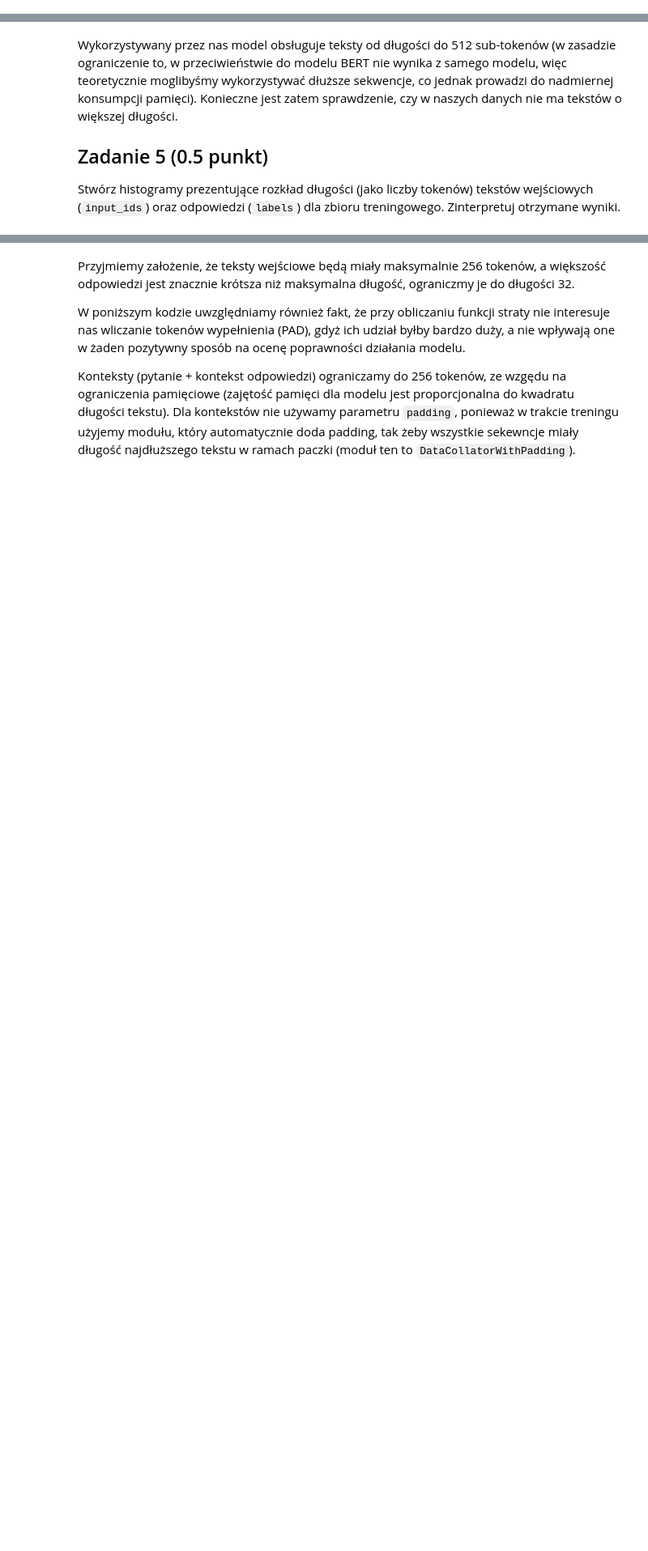
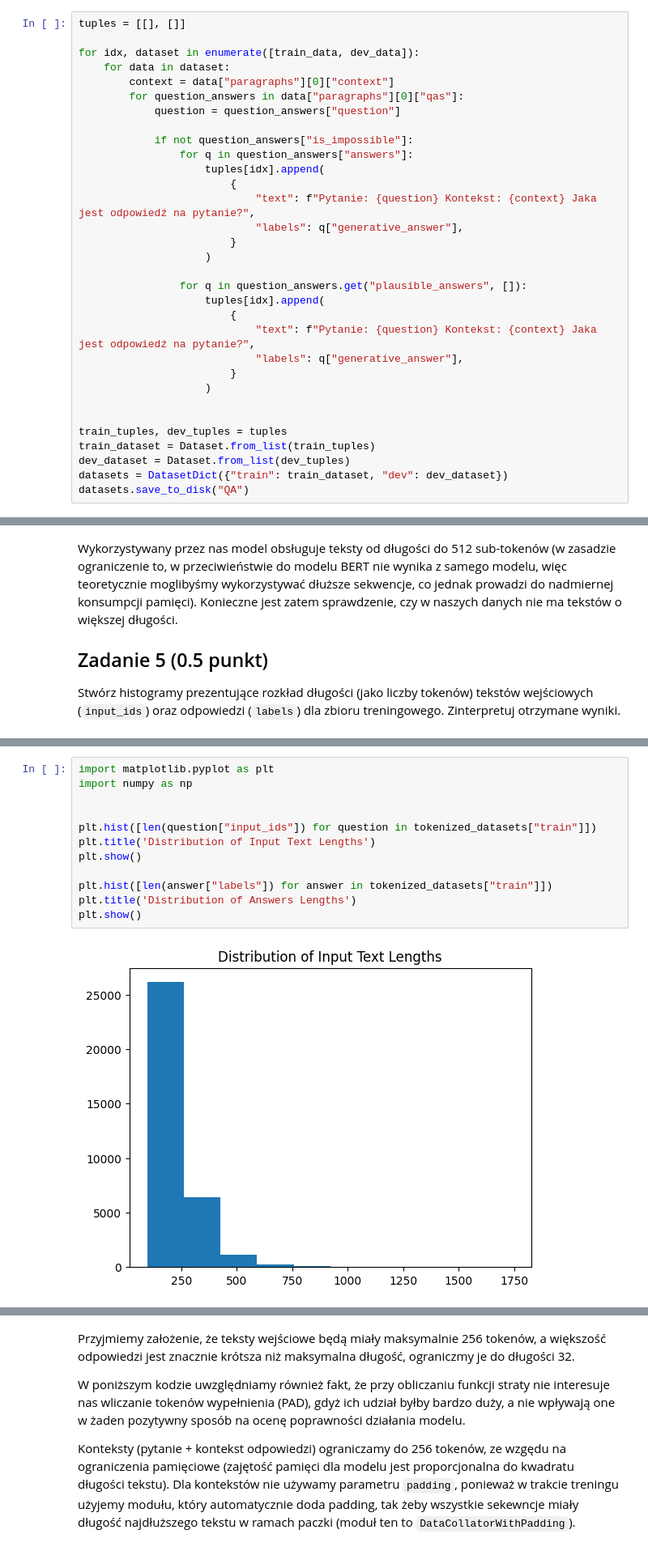
Before and after one commit to Wajktor13/ai-lab, a Jupyter notebook: lab5/lab_5.ipynb, the cells around one changed output, grey strips where cells are left out. Shown: that part at 81% size. Saved outputs shown, nothing was run; the diff lists cells and outputs as text; blank space fills up the shorter version.

```diff
--- a/lab5/lab_5.ipynb
+++ b/lab5/lab_5.ipynb
@@ -660,3 +769,35 @@ from datasets import Dataset, DatasetDict
+# %%
+tuples = [[], []]
+
+for idx, dataset in enumerate([train_data, dev_data]):
+    for data in dataset:
+        context = data["paragraphs"][0]["context"]
+        for question_answers in data["paragraphs"][0]["qas"]:
+            question = question_answers["question"]
+
+            if not question_answers["is_impossible"]:
+                for q in question_answers["answers"]:
+                    tuples[idx].append(
+                        {
+                            "text": f"Pytanie: {question} Kontekst: {context} Jaka jest odpowiedź na pytanie?",
+                            "labels": q["generative_answer"],
+                        }
+                    )
+
+                for q in question_answers.get("plausible_answers", []):
+                    tuples[idx].append(
+                        {
+                            "text": f"Pytanie: {question} Kontekst: {context} Jaka jest odpowiedź na pytanie?",
+                            "labels": q["generative_answer"],
+                        }
+                    )
+
+
+train_tuples, dev_tuples = tuples
+train_dataset = Dataset.from_list(train_tuples)
+dev_dataset = Dataset.from_list(dev_tuples)
+datasets = DatasetDict({"train": train_dataset, "dev": dev_dataset})
+datasets.save_to_disk("QA")
 # %% [markdown]
 Zanim przejdziemy do dalszej części, sprawdźmy, czy dane zostały poprawnie utworzone. Zweryfikujmy przede wszystkim, czy klucze `text` oraz `label` zawieraja odpowiednie wartości:
 # %%
@@ -709,0 +859,14 @@ import numpy as np
+# %%
+import matplotlib.pyplot as plt
+import numpy as np
+
+
+plt.hist([len(question["input_ids"]) for question in tokenized_datasets["train"]])
+plt.title('Distribution of Input Text Lengths')
+plt.show()
+
+plt.hist([len(answer["labels"]) for answer in tokenized_datasets["train"]])
+plt.title('Distribution of Answers Lengths')
+plt.show()
+# %% [output]
+[figure, added]
```
Also changed, not shown: parts of 46 cells of this notebook, 1 other file.
